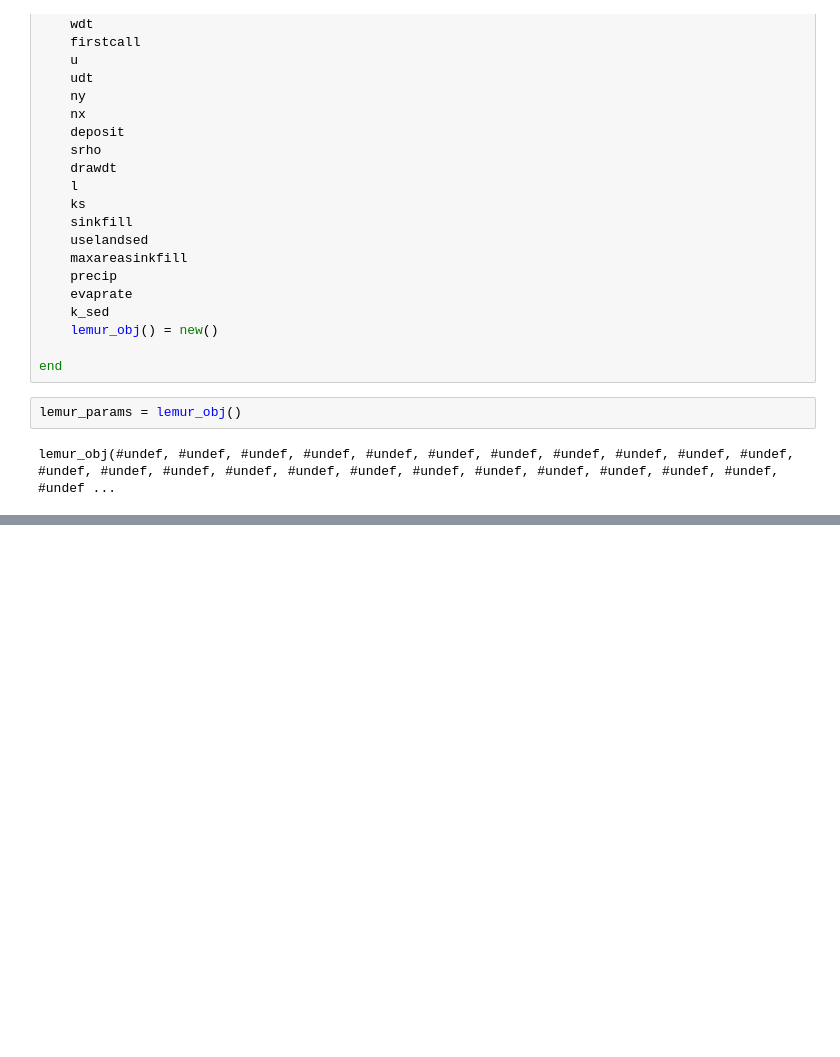
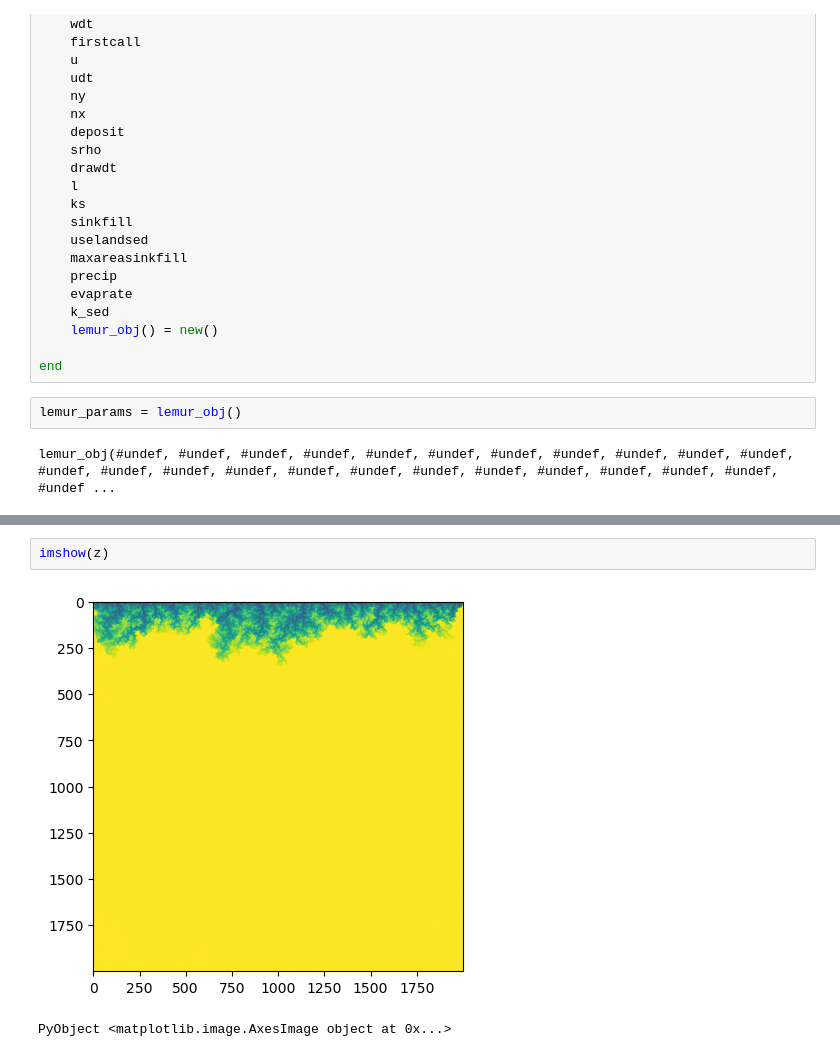
Before and after one commit to ruetg/LEMUR, a Jupyter notebook: julia/lemur.ipynb, the cells around one changed output, grey strips where cells are left out. Saved outputs shown, nothing was run; the diff lists cells and outputs as text; blank space fills up the shorter version.

```diff
--- a/julia/lemur.ipynb
+++ b/julia/lemur.ipynb
@@ -228,0 +206,5 @@ PyObject <matplotlib.collections.PolyCollection object at 0x...>
+# %%
+imshow(z)
+# %% [output]
+[figure, added]
+PyObject <matplotlib.image.AxesImage object at 0x...>
```
Also changed, not shown: parts of 10 cells of this notebook, 3 other files.
